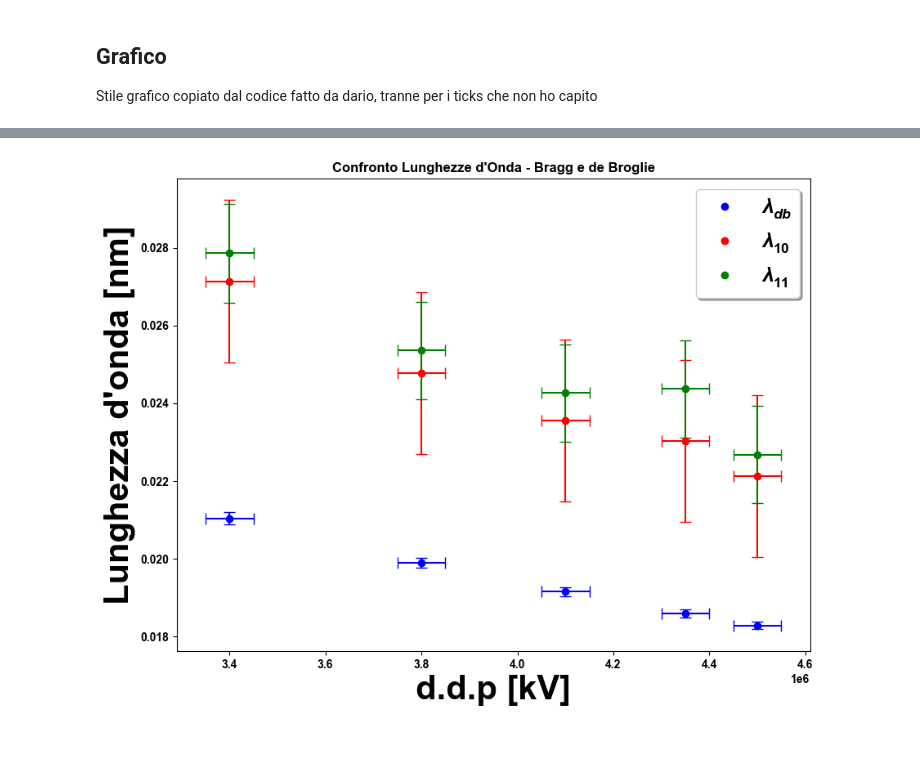
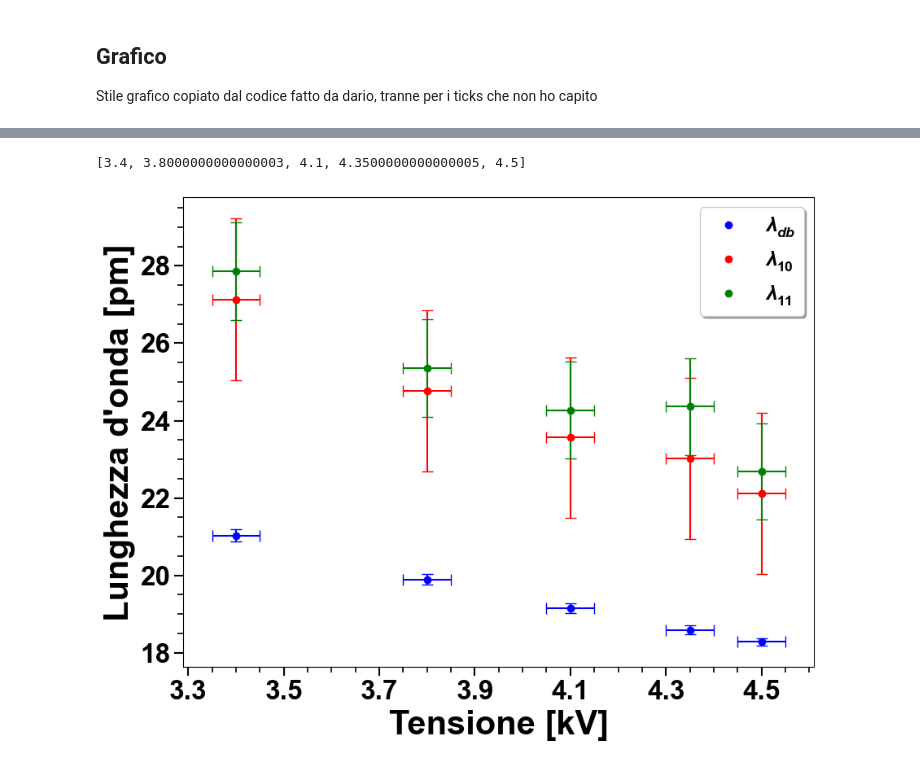
Before and after one commit to carmelo-palazzo/Analisi_Dati_DOP, a Jupyter notebook: Codice_Unico_DOP.ipynb, the cells around one changed output, grey strips where cells are left out. Saved outputs shown, nothing was run; the diff lists cells and outputs as text; code cells hidden in the pictures.

Commit message:
refactor: update notebook execution counts and revise Matplotlib visualization parameters for radial profiles

```diff
--- a/Codice_Unico_DOP.ipynb
+++ b/Codice_Unico_DOP.ipynb
@@ -631,16 +631,16 @@ L_B_10_test=[]
 L_B_11_test=[]
 
 for i in risultati:
-    x.append(risultati[i]['Voltaggio'] *   10**3)
-    x_err.append(risultati[i]['Voltaggio_err'] *   10**3)
-    L_DB.append(risultati[i]['Lambda_De_Broglie']  *   10**9)
-    L_DB_err.append(risultati[i]['Lambda_De_Broglie_err']  *   10**9)
-    L_B_10.append(risultati[i]['Lambda_Bragg_10']  *   10**9)
-    L_B_11.append(risultati[i]['Lambda_Bragg_11']  *   10**9)
-    L_B_10_err.append(risultati[i]['Lambda_Bragg_10_err']  *   10**9)
-    L_B_11_err.append(risultati[i]['Lambda_Bragg_11_err']  *   10**9)
-    L_B_10_test.append(risultati[i]['Lambda_Bragg_10_test']  *   10**9)
-    L_B_11_test.append(risultati[i]['Lambda_Bragg_11_test']  *   10**9)
+    x.append(risultati[i]['Voltaggio'] *   10**-3)
+    x_err.append(risultati[i]['Voltaggio_err'] *   10**-3)
+    L_DB.append(risultati[i]['Lambda_De_Broglie']  *   10**12)
+    L_DB_err.append(risultati[i]['Lambda_De_Broglie_err']  *   10**12)
+    L_B_10.append(risultati[i]['Lambda_Bragg_10']  *   10**12)
+    L_B_11.append(risultati[i]['Lambda_Bragg_11']  *   10**12)
+    L_B_10_err.append(risultati[i]['Lambda_Bragg_10_err']  *   10**12)
+    L_B_11_err.append(risultati[i]['Lambda_Bragg_11_err']  *   10**12)
+    L_B_10_test.append(risultati[i]['Lambda_Bragg_10_test']  *   10**12)
+    L_B_11_test.append(risultati[i]['Lambda_Bragg_11_test']  *   10**12)
 # %%
 print(L_B_10_test)
 print(L_B_10)
@@ -650,27 +650,54 @@ print(L_B_10)
+# %%
+x
+# %% [output]
+[3.4, 3.8000000000000003, 4.1, 4.3500000000000005, 4.5]
 # %%
 #PLOT
 
 plt.figure(figsize=(10, 7.5))
 if titoli:
-    plt.title('Confronto Lunghezze d\'Onda - Bragg e de Broglie')
+    plt.title('Confronto Lunghezze d\'Onda - Bragg e de Broglie', fontsize=30)
 # Plottiamo i punti sperimentali del Set 1 (Pallini Rossi)
 plt.errorbar(x, L_DB, xerr=x_err , yerr=L_DB_err, fmt='bo',capsize=5,)
 
 plt.errorbar(x, L_B_10, xerr=x_err , yerr=L_B_10_err, fmt='ro', capsize=5,)
 #plt.errorbar(x, L_B_10_test, xerr=x_err , fmt='y o', capsize=5,)
 #plt.errorbar(x, L_B_11_test, xerr=x_err , fmt='y o', capsize=5,)
 
 plt.errorbar(x, L_B_11, xerr=x_err , yerr=L_B_11_err, fmt='go', capsize=5)
 
 # 2. Punto "pulito" solo per la legenda (trucco del punto fantasma)
 plt.plot([], [], 'bo',label=r'$\lambda_{db}$')
 plt.plot([], [], 'ro', label=r'$\lambda_{10}$')
 plt.plot([], [], 'go', label=r'$\lambda_{11}$')
 
-plt.xlabel("d.d.p [kV]",fontsize=30) # <--- Ricorda di aggiornare l'etichetta
-plt.ylabel("Lunghezza d'onda [nm]",fontsize=30)
+
+# --- GESTIONE ASSI E TICK ---
+ax = plt.gca()
+# Esempio asse X: crea tick da a
+tick_x_manuali = np.arange(3.3, 4.6, 0.2)
+ax.set_xticks(tick_x_manuali)
+
+# Esempio asse Y: crea tick da 0.0 V a 2.0 V, mettendone uno ogni 0.2 V
+tick_y_manuali = np.arange(0.018e3, 0.030e3, 0.002e3)
+ax.set_yticks(tick_y_manuali)
+
+# Aggiungiamo i tick secondari (i trattini piccoli senza numero)
+ax.xaxis.set_minor_locator(mtick.AutoMinorLocator())
+ax.yaxis.set_minor_locator(mtick.AutoMinorLocator())
+
+ax.tick_params(axis='both', which='minor', direction='out', length=5, width=1.2, color='black',  labelsize=24)
+
+# (Opzionale) Anche i tick maggiori verso fuori
+ax.tick_params(axis='both', which='major', direction='out',length=8, width=1.5, color='black',  labelsize=24)
+
+
+
+
+plt.xlabel("Tensione [kV]",fontsize=30) # <--- Ricorda di aggiornare l'etichetta
+plt.ylabel("Lunghezza d'onda [pm]",fontsize=30)
 plt.legend(loc='upper right', frameon=True, shadow=True, fontsize=18)
-plt.savefig("GRAFICI/confronto_lambda_2.png", dpi=300, bbox_inches='tight')
+#plt.savefig("GRAFICI/confronto_lambda_2.png", dpi=300, bbox_inches='tight')
 plt.show()
 # %% [output]
-[figure, old version]
+[figure, new version]
```
Also changed, not shown: parts of 4 cells of this notebook, 4 other files.
